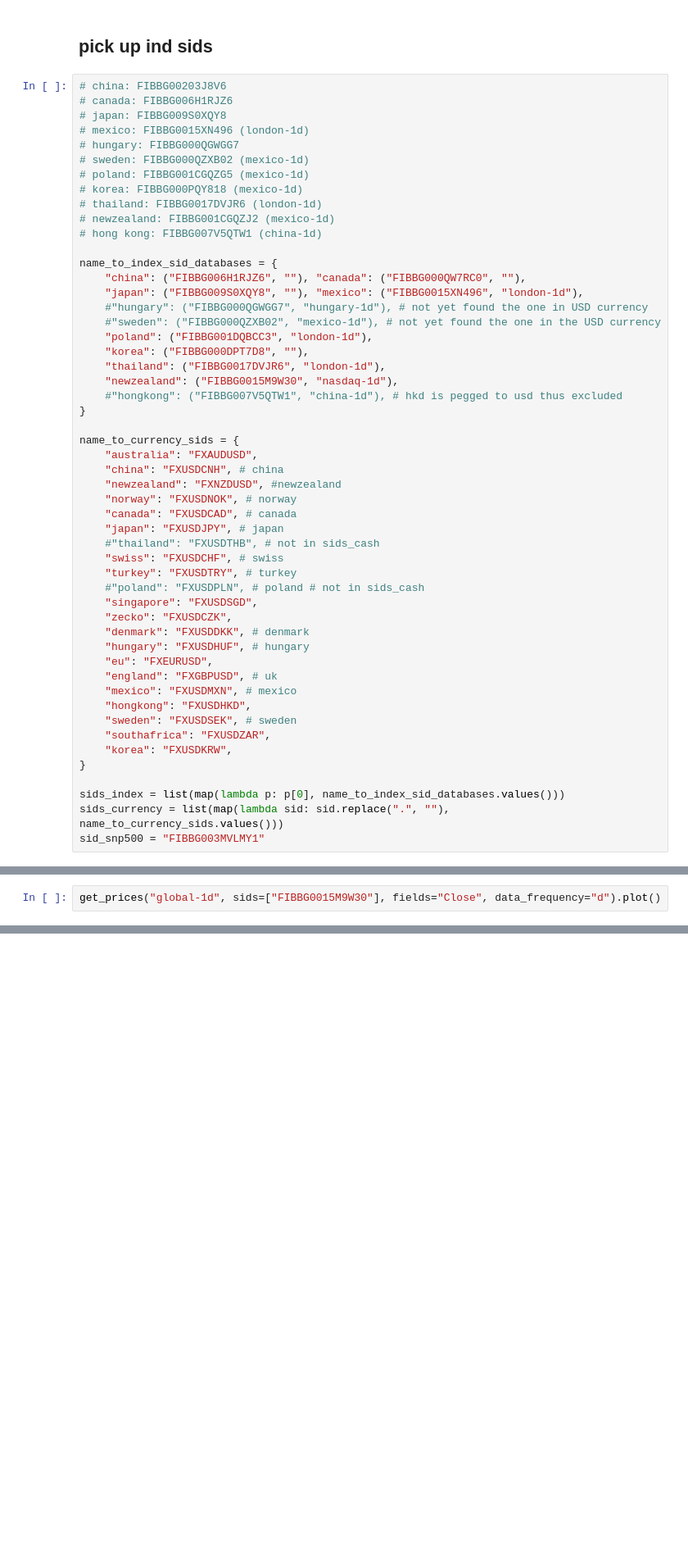
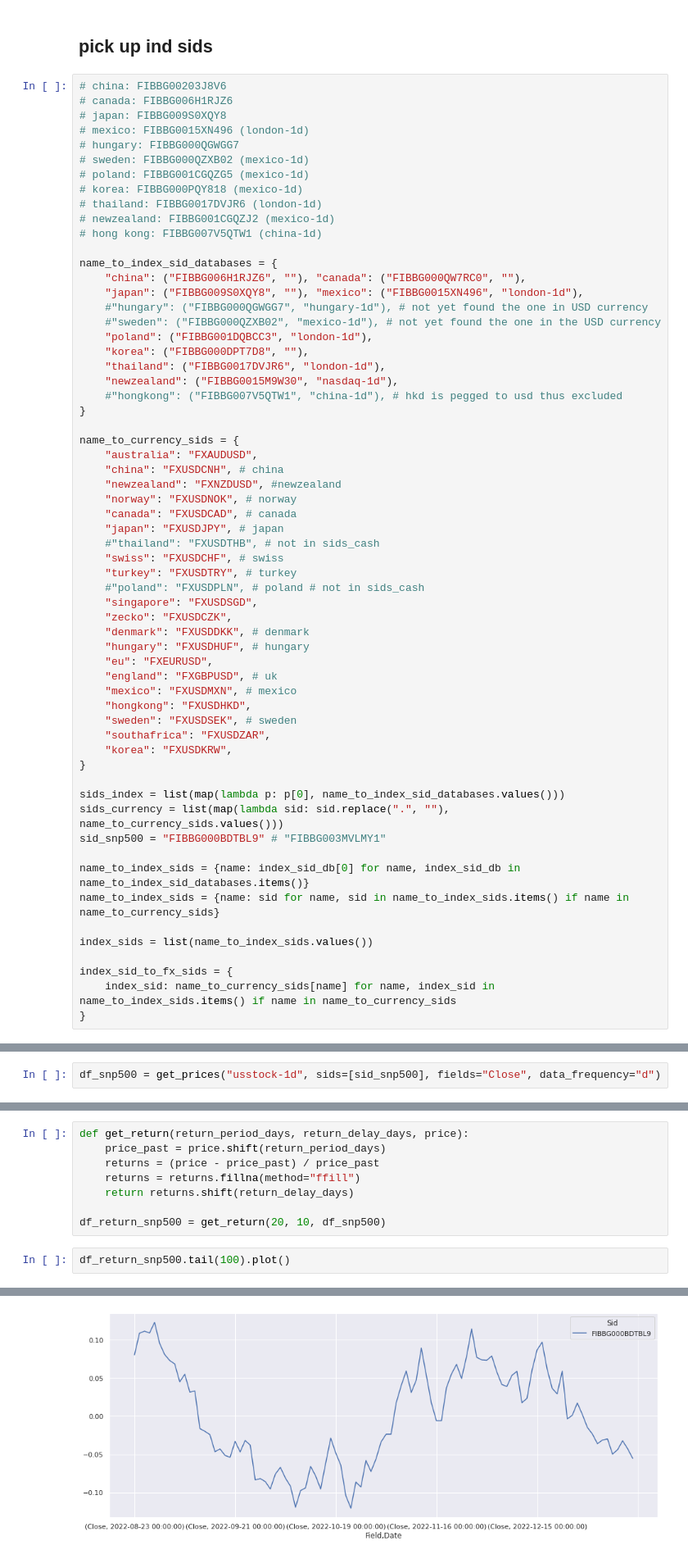
Before and after one commit to sculd/quantrocket_trading_currency_flow, a Jupyter notebook: sid_selection.ipynb, the cells around one changed output, grey strips where cells are left out. Shown at 82% size. Saved outputs shown, nothing was run; the diff lists cells and outputs as text; blank space fills up the shorter version.

```diff
--- a/sid_selection.ipynb
+++ b/sid_selection.ipynb
@@ -330,5 +334,14 @@ name_to_currency_sids = {
 
 sids_index = list(map(lambda p: p[0], name_to_index_sid_databases.values()))
 sids_currency = list(map(lambda sid: sid.replace(".", ""), name_to_currency_sids.values()))
-sid_snp500 = "FIBBG003MVLMY1"
+sid_snp500 = "FIBBG000BDTBL9" # "FIBBG003MVLMY1"
+
+name_to_index_sids = {name: index_sid_db[0] for name, index_sid_db in name_to_index_sid_databases.items()}
+name_to_index_sids = {name: sid for name, sid in name_to_index_sids.items() if name in name_to_currency_sids}
+
+index_sids = list(name_to_index_sids.values())
+
+index_sid_to_fx_sids = {
+    index_sid: name_to_currency_sids[name] for name, index_sid in name_to_index_sids.items() if name in name_to_currency_sids
+}
 # %%
@@ -339,2 +366,2 @@ get_prices("fx-1d", sids=["FXUSDTRY"], fields="Close", data_frequency="d").plot(
 # %%
-get_prices("global-1d", sids=["FIBBG0015M9W30"], fields="Close", data_frequency="d").plot()
+df_snp500 = get_prices("usstock-1d", sids=[sid_snp500], fields="Close", data_frequency="d")
@@ -343,0 +368,11 @@ get_prices("global-1d", sids=["FIBBG0015M9W30"], fields="Close", data_frequency=
+# %%
+def get_return(return_period_days, return_delay_days, price):
+    price_past = price.shift(return_period_days)
+    returns = (price - price_past) / price_past
+    returns = returns.fillna(method="ffill")
+    return returns.shift(return_delay_days)
+
+df_return_snp500 = get_return(20, 10, df_snp500)
+# %%
+df_return_snp500.tail(100).plot()
+# %% [output]
@@ -343,0 +380 @@ get_prices("global-1d", sids=["FIBBG0015M9W30"], fields="Close", data_frequency=
+[figure, added]
```
Also changed, not shown: parts of 15 cells of this notebook, 4 other files.
